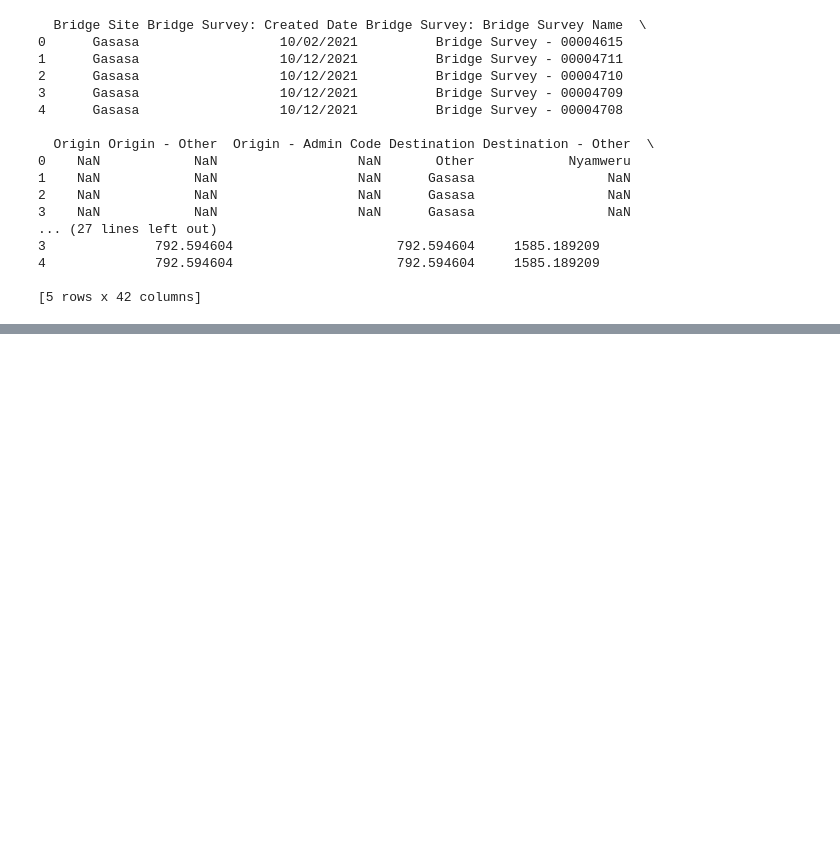
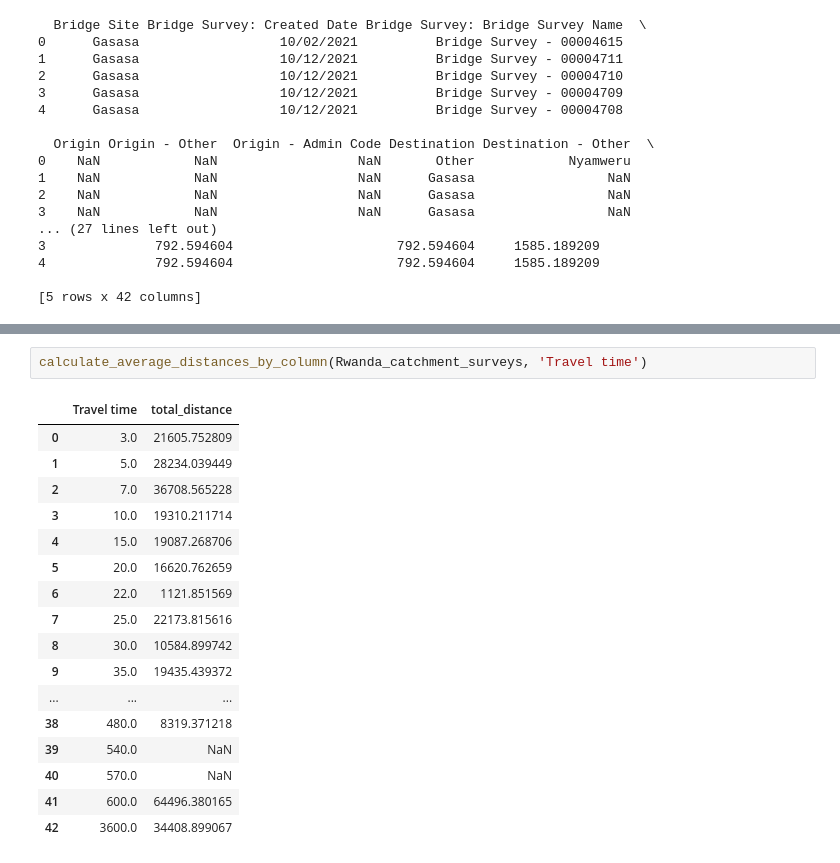
Before and after one commit to bridgestoprosperity/general-data, a Jupyter notebook: notebooks/catchment-analysis/journey-distances.ipynb, the cells around one changed output, grey strips where cells are left out. Drawn from its saved outputs; the diff is of its cells as text; blank space fills up the shorter version.

```diff
--- a/notebooks/catchment-analysis/journey-distances.ipynb
+++ b/notebooks/catchment-analysis/journey-distances.ipynb
@@ -322,0 +446,20 @@ plot_journey_distance_distribution(survey_data = Rwanda_catchment_surveys, bridg
+# %%
+calculate_average_distances_by_column(Rwanda_catchment_surveys, 'Travel time')
+# %% [output]
+|  | Travel time | total_distance |
+| 0 | 3.0 | 21605.752809 |
+| 1 | 5.0 | 28234.039449 |
+| 2 | 7.0 | 36708.565228 |
+| 3 | 10.0 | 19310.211714 |
+| 4 | 15.0 | 19087.268706 |
+| 5 | 20.0 | 16620.762659 |
+| 6 | 22.0 | 1121.851569 |
+| 7 | 25.0 | 22173.815616 |
+| 8 | 30.0 | 10584.899742 |
+| 9 | 35.0 | 19435.439372 |
+| ... | ... | ... |
+| 38 | 480.0 | 8319.371218 |
+| 39 | 540.0 | NaN |
+| 40 | 570.0 | NaN |
+| 41 | 600.0 | 64496.380165 |
+| 42 | 3600.0 | 34408.899067 |
```
Also changed, not shown: parts of 12 cells of this notebook.
